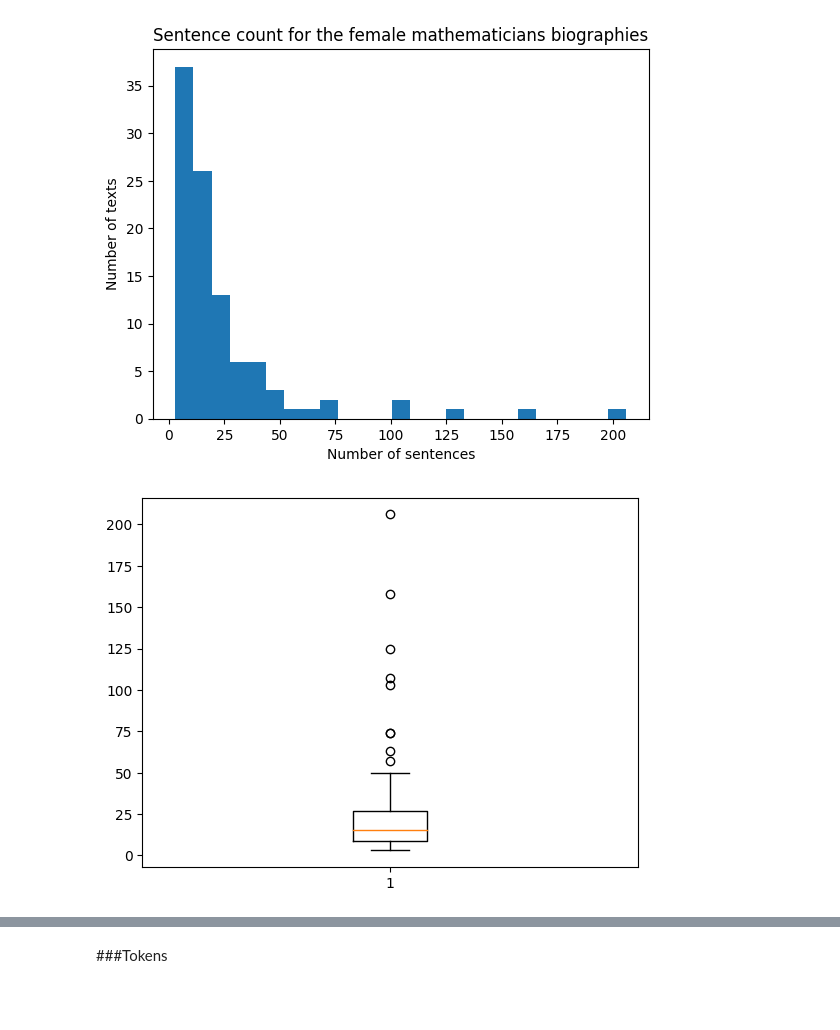
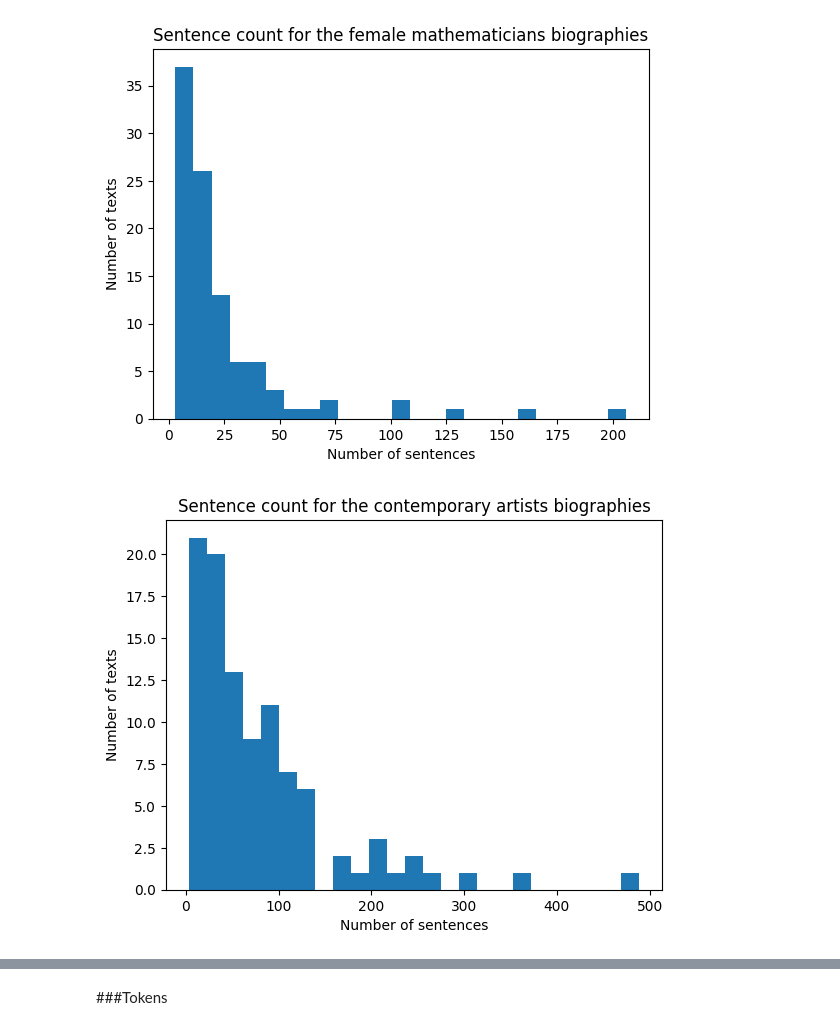
Before and after one commit to Elise-S/Datascience_Project, a Jupyter notebook: DSproject1_2.ipynb, the cells around one changed output, grey strips where cells are left out. Drawn from its saved outputs; the diff is of its cells as text; code cells hidden in the pictures; blank space fills up the shorter version.

```diff
--- a/DSproject1_2.ipynb
+++ b/DSproject1_2.ipynb
@@ -257,9 +268,11 @@ plt.ylabel("Number of texts")
 plt.show()
 # %% [output]
 [figure]
-# %%
-#The boxplot for the second category should be put on the same graph
-plt.boxplot(sent_count)
-plt.show()
-# %% [output]
-[figure, removed]
+# %%
+plt.hist(sent_count[1], bins=25)
+plt.title("Sentence count for the contemporary artists biographies")
+plt.xlabel("Number of sentences")
+plt.ylabel("Number of texts")
+plt.show()
+# %% [output]
+[figure, added]
```
Also changed, not shown: parts of 42 cells of this notebook, 1 other file.
